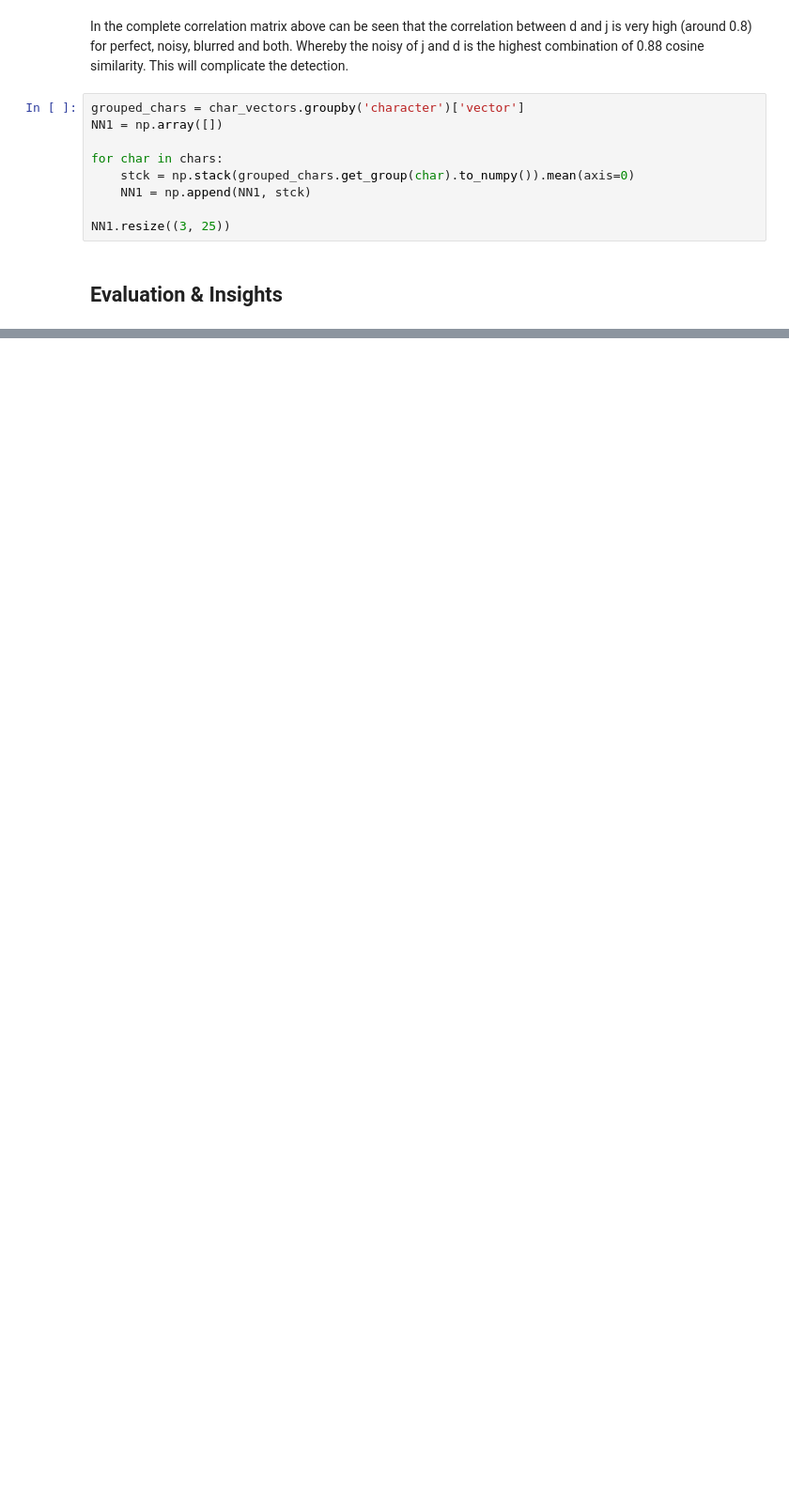
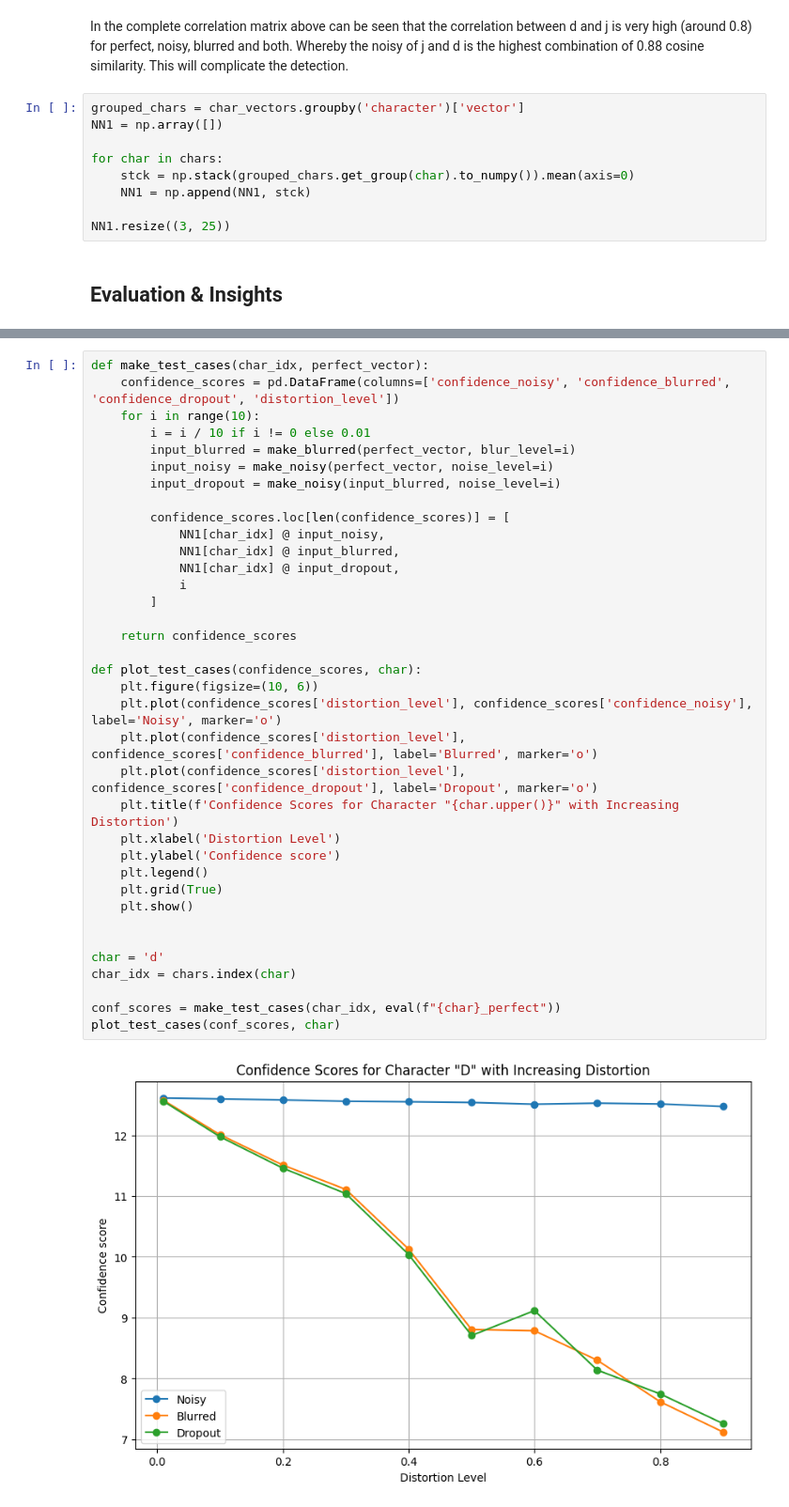
Before and after one commit to Jaden505/UNI-assignments, a Jupyter notebook: SkillsForAI/optical_character_recognition.ipynb, the cells around one changed output, grey strips where cells are left out. Shown: that part at 94% size. Cells and saved outputs as stored; diff of their text form; blank space fills up the shorter version.

```diff
--- a/SkillsForAI/optical_character_recognition.ipynb
+++ b/SkillsForAI/optical_character_recognition.ipynb
@@ -156,0 +167,38 @@ Passing `palette` without assigning `hue` is deprecated and will be removed in v
+# %%
+def make_test_cases(char_idx, perfect_vector):
+    confidence_scores = pd.DataFrame(columns=['confidence_noisy', 'confidence_blurred', 'confidence_dropout', 'distortion_level'])
+    for i in range(10):
+        i = i / 10 if i != 0 else 0.01
+        input_blurred = make_blurred(perfect_vector, blur_level=i)
+        input_noisy = make_noisy(perfect_vector, noise_level=i)
+        input_dropout = make_noisy(input_blurred, noise_level=i)
+
+        confidence_scores.loc[len(confidence_scores)] = [
+            NN1[char_idx] @ input_noisy,
+            NN1[char_idx] @ input_blurred,
+            NN1[char_idx] @ input_dropout,
+            i
+        ]
+
+    return confidence_scores
+
+def plot_test_cases(confidence_scores, char):
+    plt.figure(figsize=(10, 6))
+    plt.plot(confidence_scores['distortion_level'], confidence_scores['confidence_noisy'], label='Noisy', marker='o')
+    plt.plot(confidence_scores['distortion_level'], confidence_scores['confidence_blurred'], label='Blurred', marker='o')
+    plt.plot(confidence_scores['distortion_level'], confidence_scores['confidence_dropout'], label='Dropout', marker='o')
+    plt.title(f'Confidence Scores for Character "{char.upper()}" with Increasing Distortion')
+    plt.xlabel('Distortion Level')
+    plt.ylabel('Confidence score')
+    plt.legend()
+    plt.grid(True)
+    plt.show()
+
+
+char = 'd'
+char_idx = chars.index(char)
+
+conf_scores = make_test_cases(char_idx, eval(f"{char}_perfect"))
+plot_test_cases(conf_scores, char)
+# %% [output]
+[figure, added]
```
Also changed, not shown: parts of 10 cells of this notebook.
